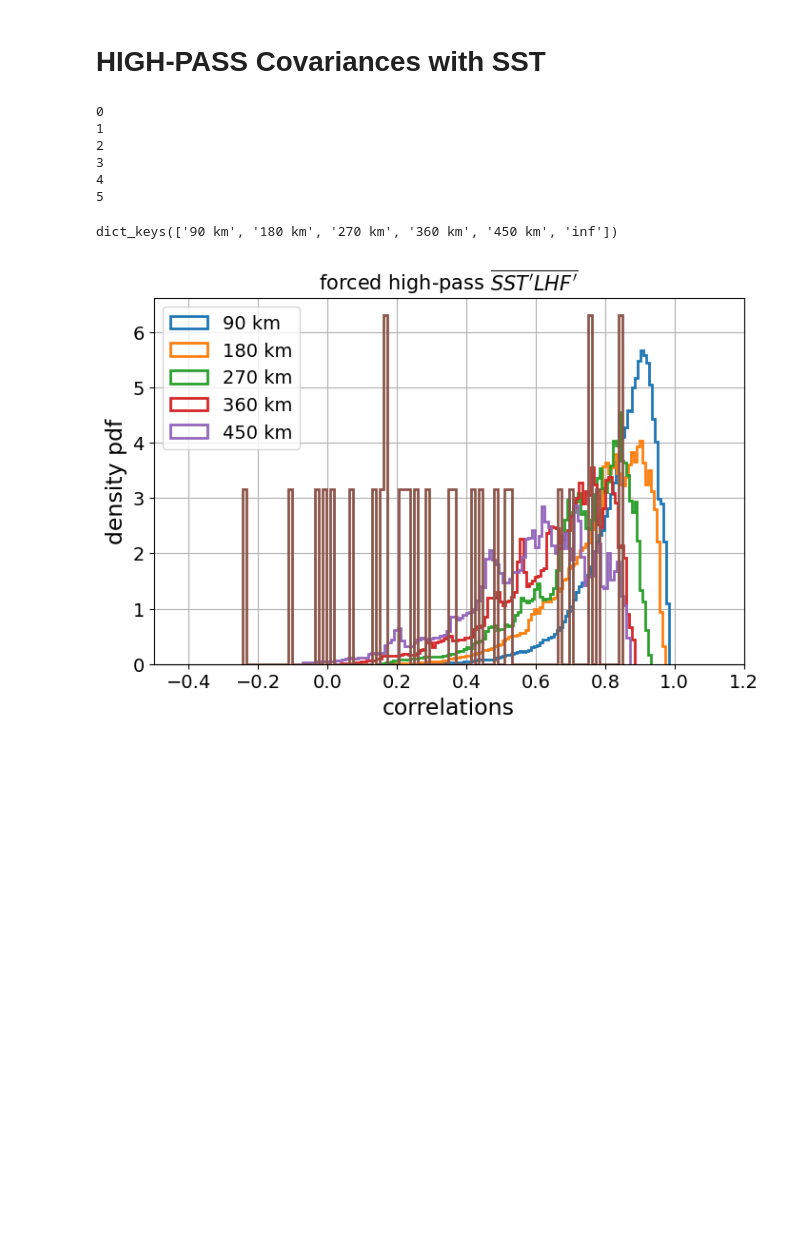
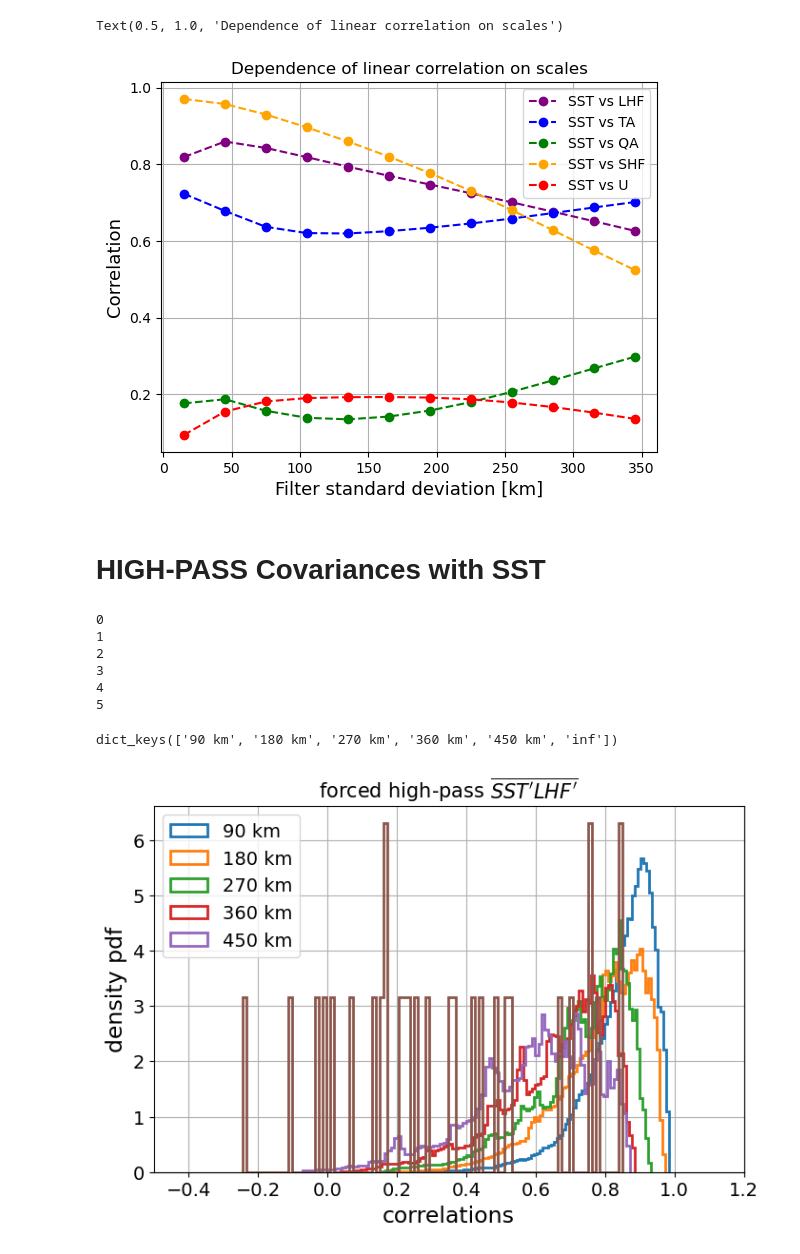
Before and after one commit to meteorologopazzo/thesis_material, a Jupyter notebook: EURECA_scripts/variance/forced_COVARIANCES_SCALES_LHF.ipynb, the cells around one changed output. Saved outputs shown, nothing was run; the diff lists cells and outputs as text; code cells hidden in the pictures; blank space fills up the shorter version.

```diff
--- a/EURECA_scripts/variance/forced_COVARIANCES_SCALES_LHF.ipynb
+++ b/EURECA_scripts/variance/forced_COVARIANCES_SCALES_LHF.ipynb
@@ -142,3 +382,20 @@ lhf_wrf = ds_tmp['LHF'].values*seamask
+# %%
+titles = ['LHF', 'TA', 'QA', 'SHF', 'U']
+colors = ['purple', 'blue', 'green', 'orange', 'red']
+
+fig, ax = plt.subplots(1)
+
+for i, y in enumerate(corrs):
+    ax.plot(3*scales, y, color=colors[i], label=f'SST vs {titles[i]}', linestyle='--', marker='o')
+
+ax.legend()
+ax.grid(True)
+ax.set_xlabel('Filter standard deviation [km]', fontsize=13)
+ax.set_ylabel('Correlation', fontsize=13)
+ax.set_title("Dependence of linear correlation on scales")
+# %% [output]
+Text(0.5, 1.0, 'Dependence of linear correlation on scales')
+[figure, added]
 # %% [markdown]
 # HIGH-PASS Covariances with SST
 # %%
```
Also changed, not shown: parts of 16 cells of this notebook, 1 other file.
